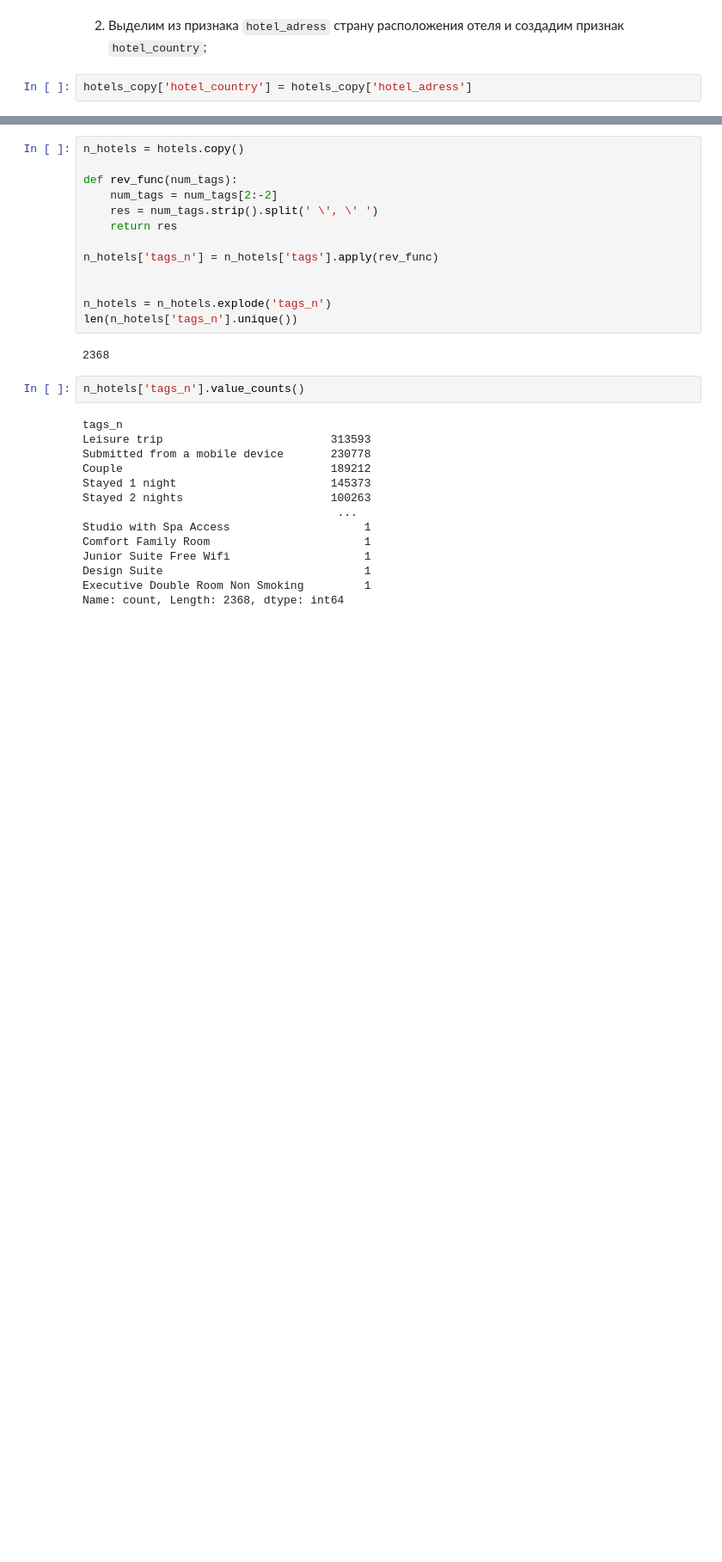
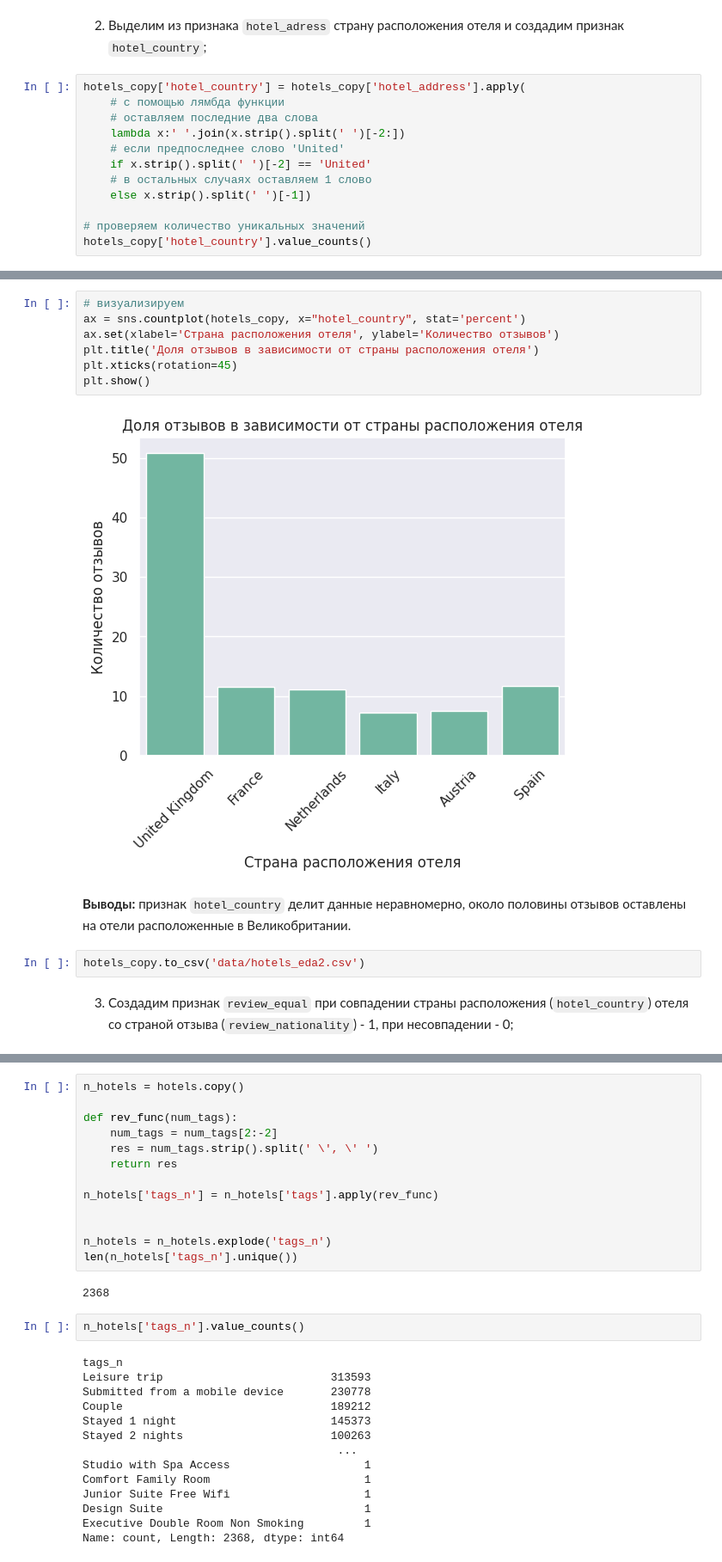
Before and after one commit to AntonYurkovskiy/Project_3_EDA_FE_BookingHotelsRating, a Jupyter notebook: EDA_Project_3_model.ipynb, the cells around one changed output, grey strips where cells are left out. Shown: that part at 86% size. Saved outputs shown, nothing was run; the diff lists cells and outputs as text; blank space fills up the shorter version.

Commit message:
feature review_equal created eda 3/6

```diff
--- a/EDA_Project_3_model.ipynb
+++ b/EDA_Project_3_model.ipynb
@@ -200,4 +206,14 @@ plt.show()
 # %% [markdown]
 2. Выделим из признака `hotel_adress` страну расположения отеля и создадим признак `hotel_country`;
-# %%
-hotels_copy['hotel_country'] = hotels_copy['hotel_adress']
+# %%
+hotels_copy['hotel_country'] = hotels_copy['hotel_address'].apply(
+    # с помощью лямбда функции
+    # оставляем последние два слова
+    lambda x:' '.join(x.strip().split(' ')[-2:])
+    # если предпоследнее слово 'United'
+    if x.strip().split(' ')[-2] == 'United'
+    # в остальных случаях оставляем 1 слово
+    else x.strip().split(' ')[-1])
+
+# проверяем количество уникальных значений
+hotels_copy['hotel_country'].value_counts()
@@ -203,0 +229,15 @@ hotels_copy['hotel_country'] = hotels_copy['hotel_adress']
+# %%
+# визуализируем
+ax = sns.countplot(hotels_copy, x="hotel_country", stat='percent')
+ax.set(xlabel='Страна расположения отеля', ylabel='Количество отзывов')
+plt.title('Доля отзывов в зависимости от страны расположения отеля')
+plt.xticks(rotation=45)
+plt.show()
+# %% [output]
+[figure, added]
+# %% [markdown]
+**Выводы:** признак `hotel_country` делит данные неравномерно, около половины отзывов оставлены на отели расположенные в Великобритании.
+# %%
+hotels_copy.to_csv('data/hotels_eda2.csv')
+# %% [markdown]
+3. Создадим признак `review_equal` при совпадении страны расположения (`hotel_country`) отеля со страной отзыва (`review_nationality`) - 1, при несовпадении - 0;
```
Also changed, not shown: parts of 11 cells of this notebook.
